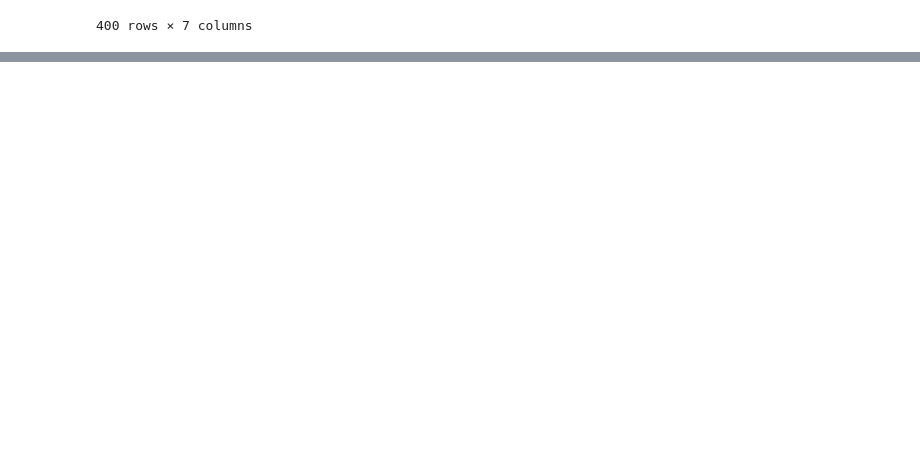
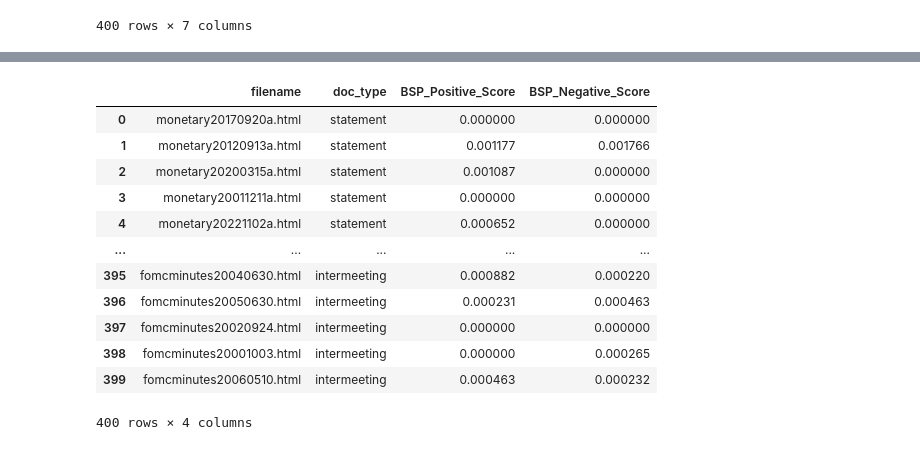
Before and after one commit to jonahnathan0/Fed_Announcements, a Jupyter notebook: Dataset_Build.ipynb, the cells around one changed output, grey strips where cells are left out. Cells and saved outputs as stored; diff of their text form; code cells hidden in the pictures; blank space fills up the shorter version.

```diff
--- a/Dataset_Build.ipynb
+++ b/Dataset_Build.ipynb
@@ -740,0 +922,57 @@ combined_with_sentiment.to_csv('raw_data/combined_with_sentiment.csv')
+# %%
+import os
+import re
+from bs4 import BeautifulSoup
+import pandas as pd
+
+
+bsp_keywords = [
+    "balance sheet", "asset purchase", "securities", "treasury securities", "agency debt",
+    "mortgage-backed securities", "mbs", "portfolio", "holdings", "reinvestment",
+    "quantitative easing", "qe", "runoff"
+]
+
+folders = {
+    'statement': 'raw_data/announcements/',
+    'intermeeting': 'raw_data/intermeeting/'
+}
+
+bsp_results = []
+
+for doc_type, folder_path in folders.items():
+    for filename in os.listdir(folder_path):
+        if filename.endswith('.html'):
+            file_path = os.path.join(folder_path, filename)
+            with open(file_path, 'r', encoding='latin1') as f:
+                html_text = re.sub(r'\s+', ' ', BeautifulSoup(f, 'html.parser').get_text(" ").lower())
+                word_count = len(html_text.split())
+
+                pos_matches, _ = NEAR_finder(bsp_keywords, BHR_positive, html_text, max_words_between=5, greedy=False)
+                neg_matches, _ = NEAR_finder(bsp_keywords, BHR_negative, html_text, max_words_between=5, greedy=False)
+
+                pos_score = pos_matches / word_count if word_count else 0
+                neg_score = neg_matches / word_count if word_count else 0
+
+                bsp_results.append({
+                    'filename': filename,
+                    'doc_type': doc_type,
+                    'BSP_Positive_Score': pos_score,
+                    'BSP_Negative_Score': neg_score
+                })
+
+balance_sheet_policy_sentiment_df = pd.DataFrame(bsp_results)
+balance_sheet_policy_sentiment_df
+# %% [output]
+|  | filename | doc_type | BSP_Positive_Score | BSP_Negative_Score |
+| 0 | monetary20170920a.html | statement | 0.000000 | 0.000000 |
+| 1 | monetary20120913a.html | statement | 0.001177 | 0.001766 |
+| 2 | monetary20200315a.html | statement | 0.001087 | 0.000000 |
+| 3 | monetary20011211a.html | statement | 0.000000 | 0.000000 |
+| 4 | monetary20221102a.html | statement | 0.000652 | 0.000000 |
+| ... | ... | ... | ... | ... |
+| 395 | fomcminutes20040630.html | intermeeting | 0.000882 | 0.000220 |
+| 396 | fomcminutes20050630.html | intermeeting | 0.000231 | 0.000463 |
+| 397 | fomcminutes20020924.html | intermeeting | 0.000000 | 0.000000 |
+| 398 | fomcminutes20001003.html | intermeeting | 0.000000 | 0.000265 |
+| 399 | fomcminutes20060510.html | intermeeting | 0.000463 | 0.000232 |
+400 rows × 4 columns
```
Also changed, not shown: parts of 17 cells of this notebook, 8 other files.
